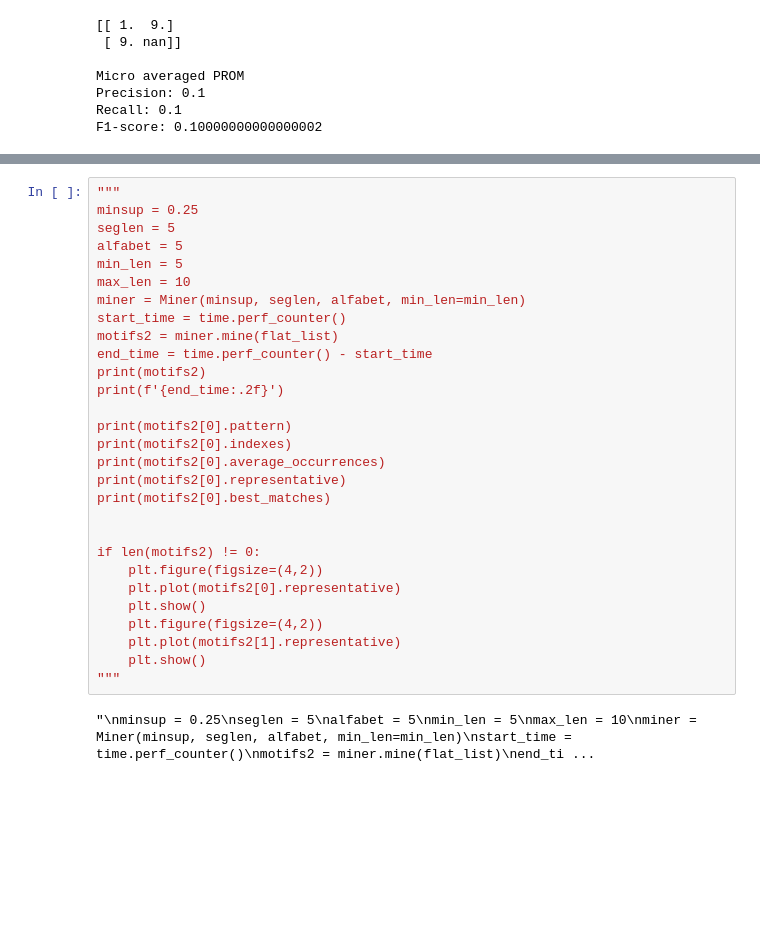
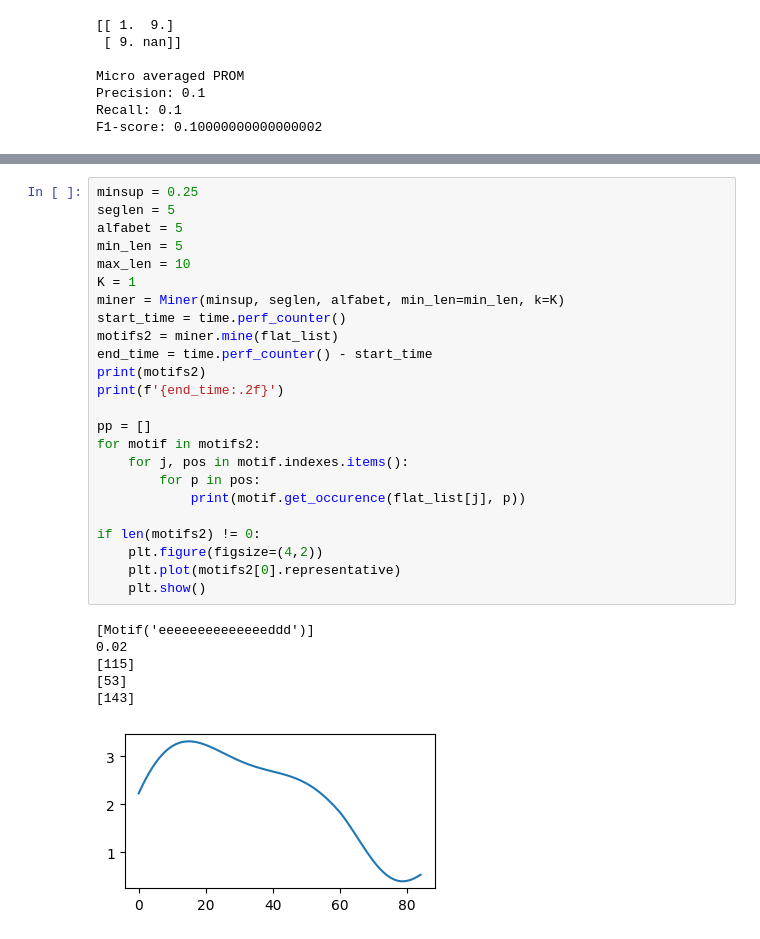
Before and after one commit to KULJasperCremers/loconsensus, a Jupyter notebook: experiments/experiment2.ipynb, the cells around one changed output, grey strips where cells are left out. Saved outputs shown, nothing was run; the diff lists cells and outputs as text; blank space fills up the shorter version.

```diff
--- a/experiments/experiment2.ipynb
+++ b/experiments/experiment2.ipynb
@@ -172,31 +185,31 @@ F1-score: 0.10000000000000002
 # %%
-"""
 minsup = 0.25
 seglen = 5
 alfabet = 5
 min_len = 5
 max_len = 10
-miner = Miner(minsup, seglen, alfabet, min_len=min_len)
+K = 1
+miner = Miner(minsup, seglen, alfabet, min_len=min_len, k=K)
 start_time = time.perf_counter()
 motifs2 = miner.mine(flat_list)
 end_time = time.perf_counter() - start_time
 print(motifs2)
 print(f'{end_time:.2f}')
 
-print(motifs2[0].pattern)
-print(motifs2[0].indexes)
-print(motifs2[0].average_occurrences)
-print(motifs2[0].representative)
-print(motifs2[0].best_matches)
-
+pp = []
+for motif in motifs2:
+    for j, pos in motif.indexes.items():
+        for p in pos:
+            print(motif.get_occurence(flat_list[j], p))
 
 if len(motifs2) != 0:
     plt.figure(figsize=(4,2))
     plt.plot(motifs2[0].representative)
     plt.show()
-    plt.figure(figsize=(4,2))
-    plt.plot(motifs2[1].representative)
-    plt.show()
-"""
 # %% [output]
-"\nminsup = 0.25\nseglen = 5\nalfabet = 5\nmin_len = 5\nmax_len = 10\nminer = Miner(minsup, seglen, alfabet, min_len=min_len)\nstart_time = time.perf_counter()\nmotifs2 = miner.mine(flat_list)\nend_ti ...
+[Motif('eeeeeeeeeeeeeeddd')]
+0.02
+[115]
+[53]
+[143]
+[figure, added]
```
Also changed, not shown: parts of 7 cells of this notebook, 2 other files.
